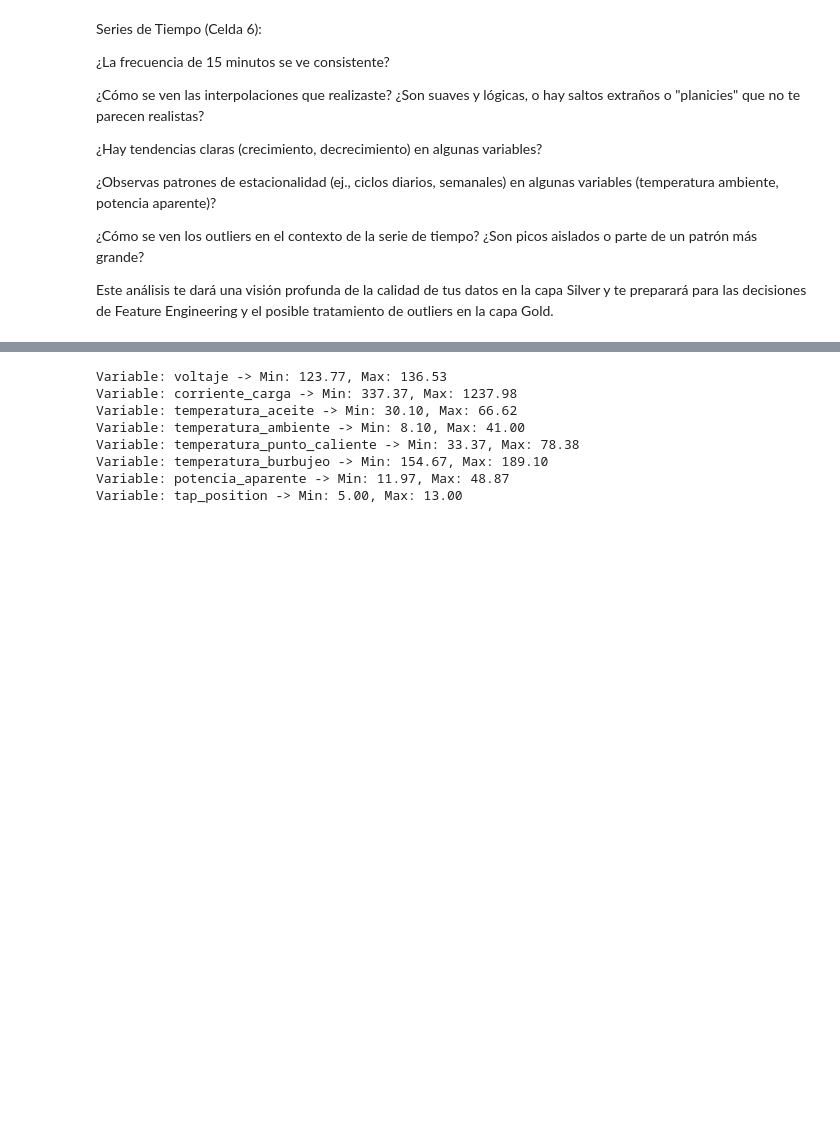
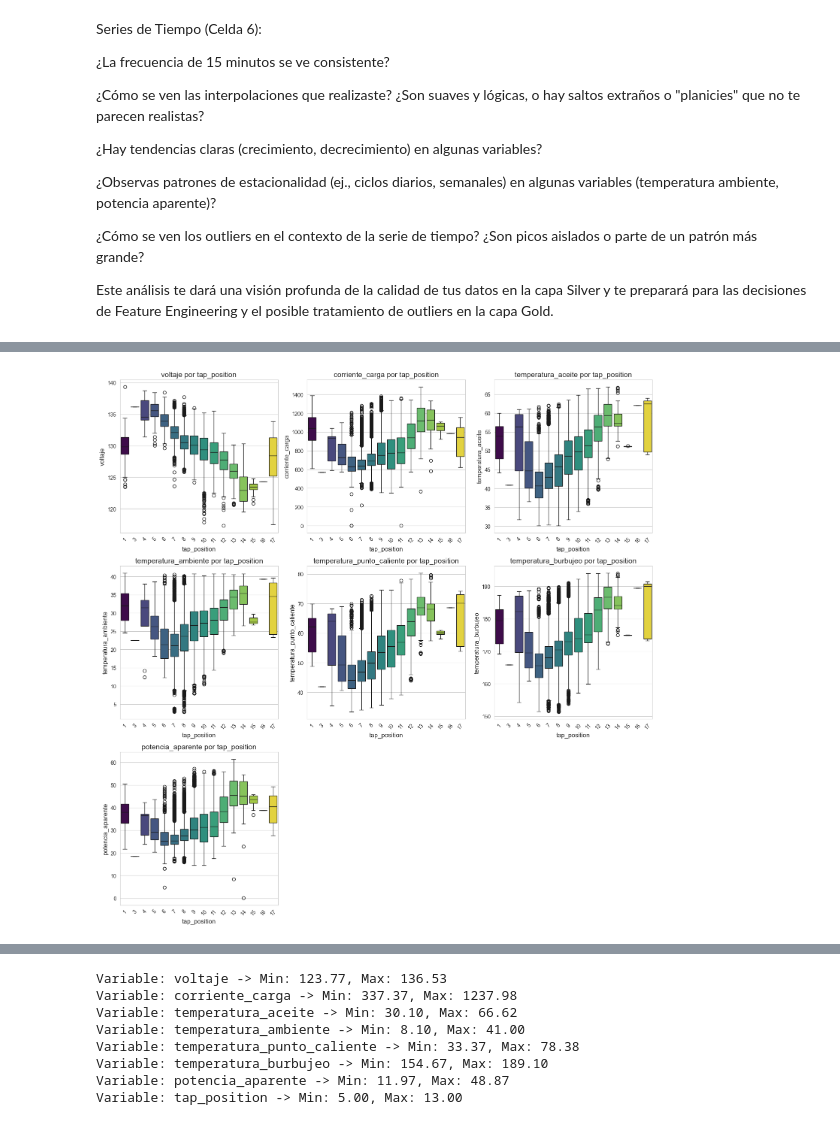
Before and after one commit to dannnmr/etl-predictivo, a Jupyter notebook: notebooks/analisis_exploratorio.ipynb, the cells around one changed output, grey strips where cells are left out. Saved outputs shown, nothing was run; the diff lists cells and outputs as text; code cells hidden in the pictures; blank space fills up the shorter version.

```diff
--- a/notebooks/analisis_exploratorio.ipynb
+++ b/notebooks/analisis_exploratorio.ipynb
@@ -295,3 +316,71 @@ Este análisis te dará una visión profunda de la calidad de tus datos en la ca
+# %%
+# Función corregida para gráficos de caja por categoría para variables discretas
+def plot_boxplots_by_category(df: pd.DataFrame, continuous_vars: list, discrete_vars: list):
+    """
+    Crea boxplots de variables continuas agrupadas por variables discretas.
+    Cada variable discreta genera un conjunto de boxplots para todas las variables continuas.
+    """
+    # Calcular el número total de gráficos necesarios
+    total_plots = len(discrete_vars) * len(continuous_vars)
+
+    # Configurar el layout de subplots
+    num_cols_plot = 3  # Número de columnas en el subplot
+    num_rows_plot = (total_plots + num_cols_plot - 1) // num_cols_plot
+
+    # Crear la figura con el número correcto de subplots
+    fig, axes = plt.subplots(nrows=num_rows_plot, ncols=num_cols_plot,
+                            figsize=(15, 5 * num_rows_plot))
+    fig.subplots_adjust(hspace=0.5, wspace=0.4)
+
+    # Convertir axes a array 1D para fácil indexación
+    if num_rows_plot == 1 and num_cols_plot == 1:
+        axes = [axes]
+    elif num_rows_plot == 1 or num_cols_plot == 1:
+        axes = axes.flatten()
+    else:
+        axes = axes.flatten()
+
+    # Índice para rastrear la posición actual del subplot
+    plot_idx = 0
+
+    # Generar gráficos para cada combinación de variable discreta y continua
+    for i, cat_col in enumerate(discrete_vars):
+        for j, cont_col in enumerate(continuous_vars):
+            if plot_idx < len(axes):
+                try:
+                    # Crear el boxplot
+                    sns.boxplot(x=df[cat_col], y=df[cont_col],
+                              hue=df[cat_col],  # Asignar la misma variable del eje x
+                              ax=axes[plot_idx],
+                              palette='viridis',
+                              legend=False)
+
+                    # Configurar títulos y etiquetas
+                    axes[plot_idx].set_title(f'{cont_col} por {cat_col}', fontsize=14)
+                    axes[plot_idx].set_xlabel(cat_col, fontsize=12)
+                    axes[plot_idx].set_ylabel(cont_col, fontsize=12)
+
+                    # Rotar etiquetas si hay muchas categorías
+                    if len(df[cat_col].unique()) > 5:
+                        axes[plot_idx].tick_params(axis='x', rotation=45)
+
+                    plot_idx += 1
+
+                except Exception as e:
+                    print(f"Error al crear gráfico para {cont_col} por {cat_col}: {str(e)}")
+                    plot_idx += 1
+
+    # Ocultar subplots vacíos
+    for idx in range(plot_idx, len(axes)):
+        fig.delaxes(axes[idx])
+
+    plt.tight_layout()
+    plt.show()
+
+# Llamar a la función para generar los gráficos de caja por categoría
+plot_boxplots_by_category(df_silver, VARIABLES_CONTINUAS, VARIABLES_DISCRETAS)
+# %% [output]
+[figure, added]
 # %%
 # etl/eda_silver_layer_notebook.ipynb - Celda 6: Gráficos de Dispersión
 
```
Also changed, not shown: parts of 11 cells of this notebook, 2 other files.
